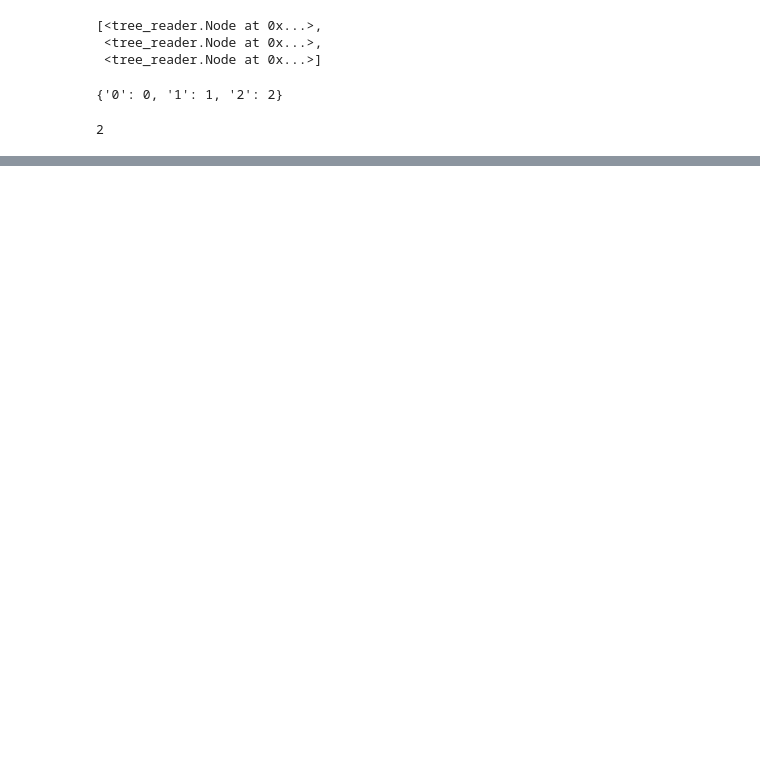
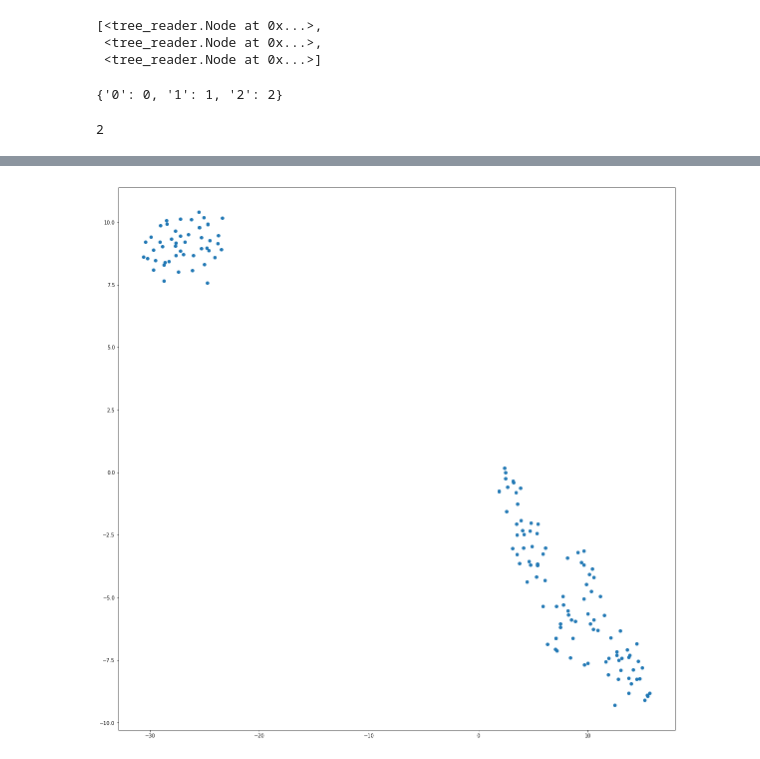
Before and after one commit to bbrener1/rusty_lumberjack, a Jupyter notebook: src/testing.ipynb, the cells around one changed output, grey strips where cells are left out. Saved outputs shown, nothing was run; the diff lists cells and outputs as text; code cells hidden in the pictures; blank space fills up the shorter version.

```diff
--- a/src/testing.ipynb
+++ b/src/testing.ipynb
@@ -69,0 +102,6 @@ array([[1., 1., 1.],
+# %%
+plt.figure(figsize=(20,20))
+plt.scatter(iftc[:,0],iftc[:,1])
+plt.show()
+# %% [output]
+[figure, added]
```
Also changed, not shown: parts of 12 cells of this notebook, 2 other files.
